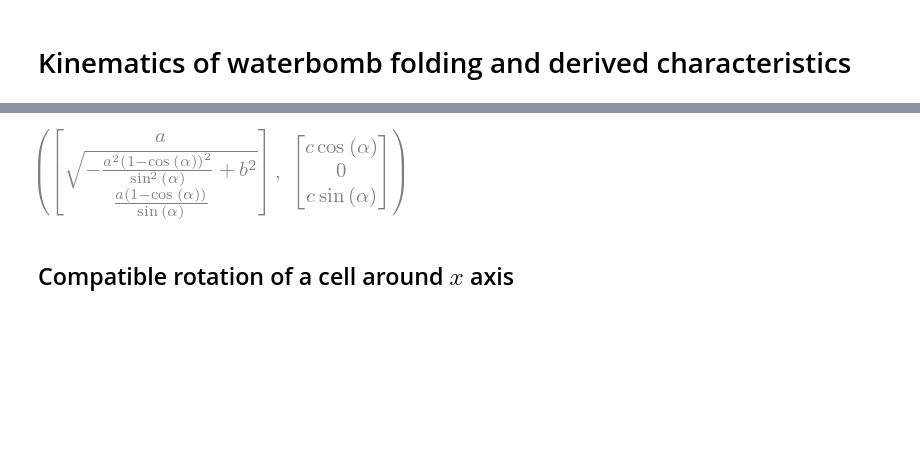
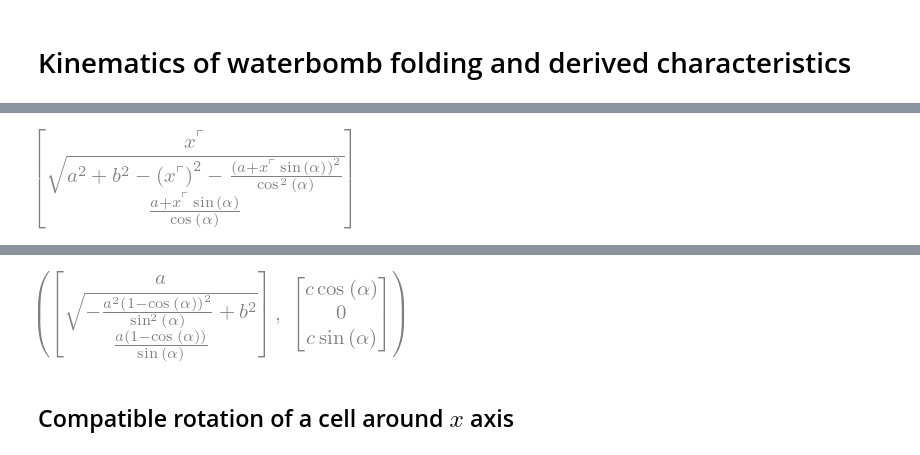
Before and after one commit to bmcs-group/bmcs_shell, a Jupyter notebook: bmcs_shell/folding/wb_cell.ipynb, the cells around one changed output, grey strips where cells are left out. Drawn from its saved outputs; the diff is of its cells as text; code cells hidden in the pictures; blank space fills up the shorter version.

```diff
--- a/bmcs_shell/folding/wb_cell.ipynb
+++ b/bmcs_shell/folding/wb_cell.ipynb
@@ -86,0 +104,8 @@ u_3_, u_2_
+# %%
+x_ul = sp.symbols(r'x^{\ulcorner}', negative=True)
+# %%
+U_ul = U_ur.subs(x_ur, -x_ul)
+U_ul[0] *= -1
+U_ul
+# %% [output]
+[figure, added]
```
Also changed, not shown: parts of 51 cells of this notebook, 2 other files.
